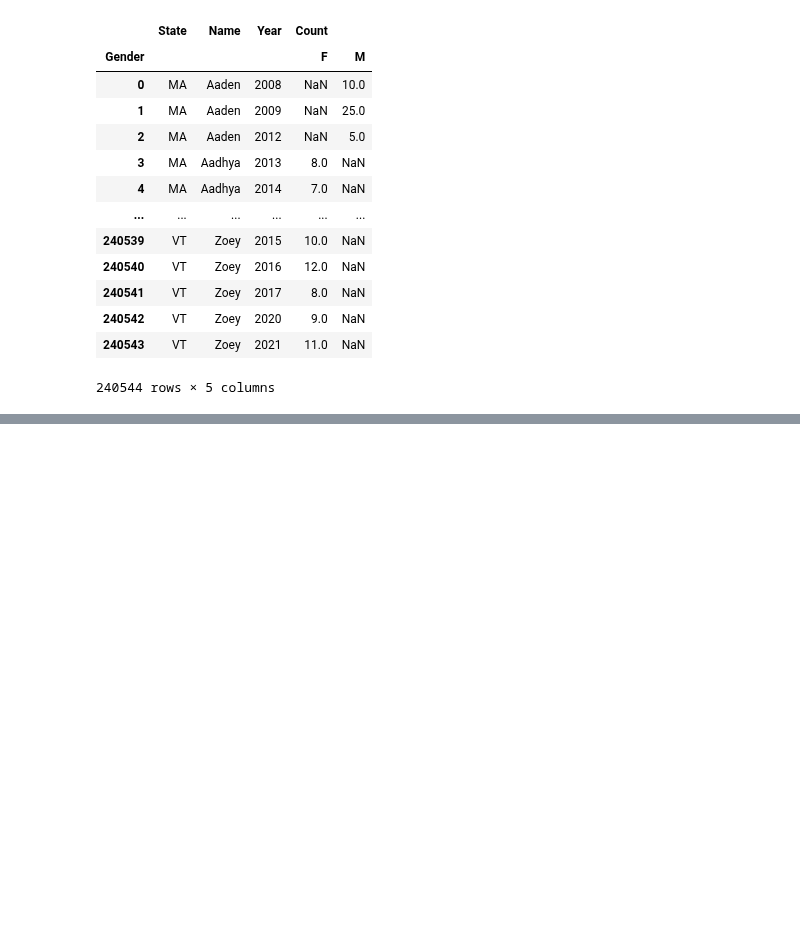
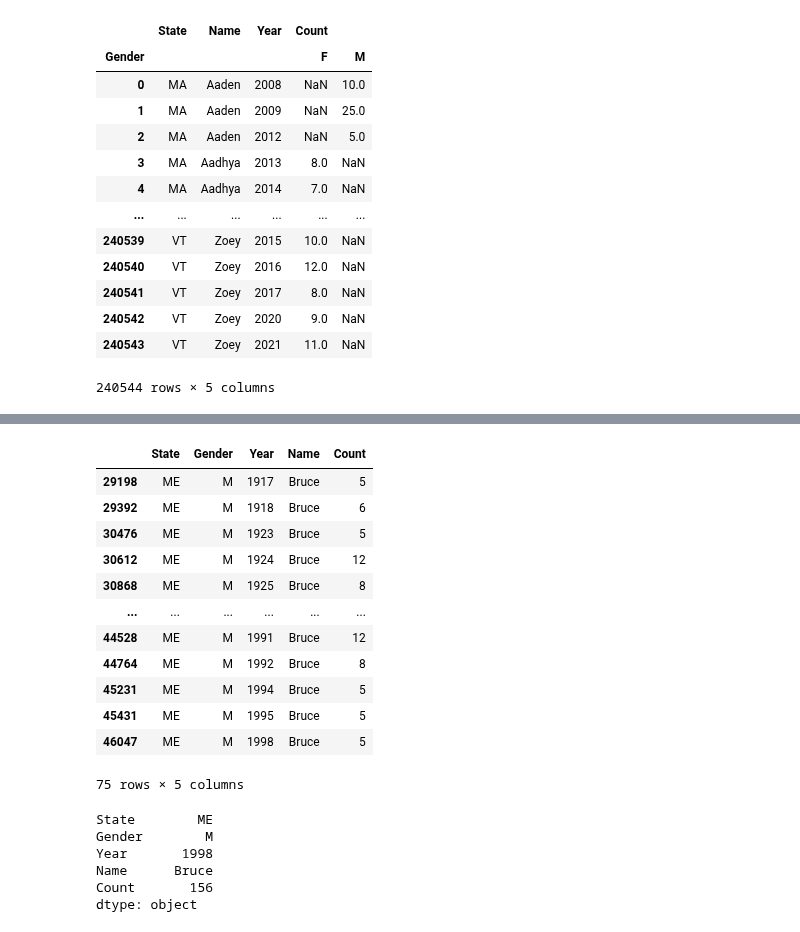
Before and after one commit to usm-cos422-522/courseMaterials, a Jupyter notebook: Lectures/Babynames.ipynb, the cells around one changed output, grey strips where cells are left out. Saved outputs shown, nothing was run; the diff lists cells and outputs as text; code cells hidden in the pictures; blank space fills up the shorter version.

```diff
--- a/Lectures/Babynames.ipynb
+++ b/Lectures/Babynames.ipynb
@@ -390,0 +468,26 @@ babynames_index.reset_index()
+# %%
+babynames.groupby(['Name','State']).get_group(('Bruce','ME'))
+# %% [output]
+|  | State | Gender | Year | Name | Count |
+| 29198 | ME | M | 1917 | Bruce | 5 |
+| 29392 | ME | M | 1918 | Bruce | 6 |
+| 30476 | ME | M | 1923 | Bruce | 5 |
+| 30612 | ME | M | 1924 | Bruce | 12 |
+| 30868 | ME | M | 1925 | Bruce | 8 |
+| ... | ... | ... | ... | ... | ... |
+| 44528 | ME | M | 1991 | Bruce | 12 |
+| 44764 | ME | M | 1992 | Bruce | 8 |
+| 45231 | ME | M | 1994 | Bruce | 5 |
+| 45431 | ME | M | 1995 | Bruce | 5 |
+| 46047 | ME | M | 1998 | Bruce | 5 |
+75 rows × 5 columns
+# %%
+# Finds the maximum in each numeric column
+babynames.groupby(['Name','State']).get_group(('Bruce','ME')).max()
+# %% [output]
+State        ME
+Gender        M
+Year       1998
+Name      Bruce
+Count       156
+dtype: object
```
Also changed, not shown: parts of 6 cells of this notebook.
